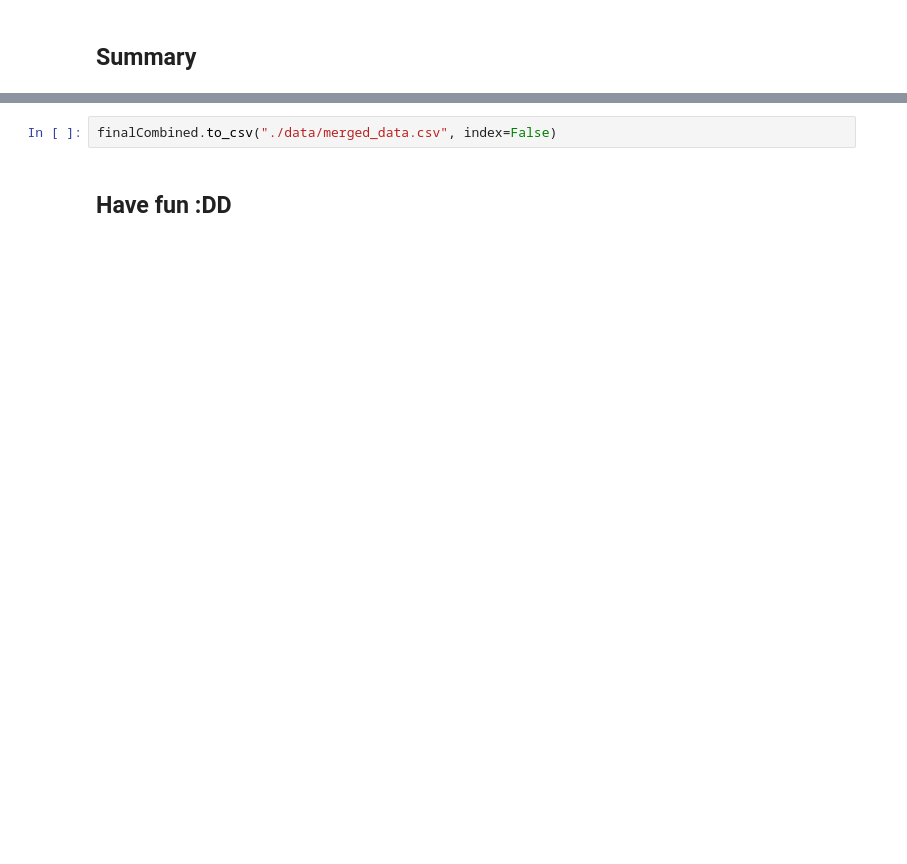
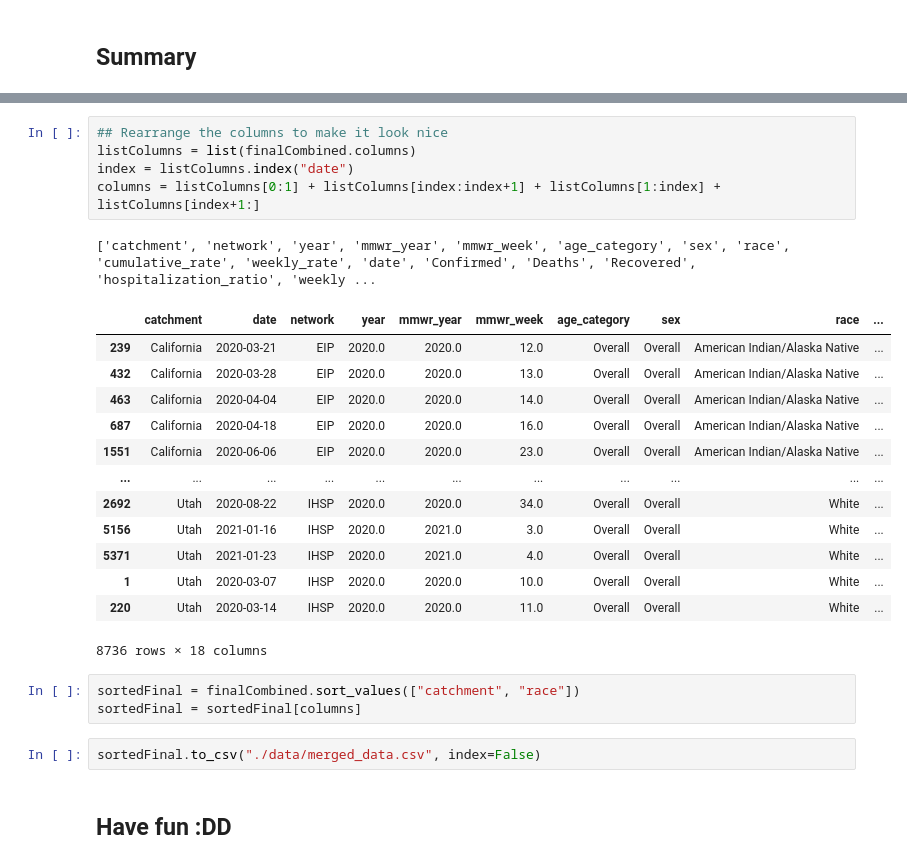
Before and after one commit to yixin0829/covid-data-gig, a Jupyter notebook: hams_2nd_round_of_data_cleaning.ipynb, the cells around one changed output, grey strips where cells are left out. Cells and saved outputs as stored; diff of their text form; blank space fills up the shorter version.

```diff
--- a/hams_2nd_round_of_data_cleaning.ipynb
+++ b/hams_2nd_round_of_data_cleaning.ipynb
@@ -374,4 +458,27 @@ finalCombined.info()
+# %%
+## Rearrange the columns to make it look nice
+listColumns = list(finalCombined.columns)
+index = listColumns.index("date")
+columns = listColumns[0:1] + listColumns[index:index+1] + listColumns[1:index] + listColumns[index+1:]
+# %% [output]
+['catchment', 'network', 'year', 'mmwr_year', 'mmwr_week', 'age_category', 'sex', 'race', 'cumulative_rate', 'weekly_rate', 'date', 'Confirmed', 'Deaths', 'Recovered', 'hospitalization_ratio', 'weekly ...
+|  | catchment | date | network | year | mmwr_year | mmwr_week | age_category | sex | race | ... |
+| 239 | California | 2020-03-21 | EIP | 2020.0 | 2020.0 | 12.0 | Overall | Overall | American Indian/Alaska Native | ... |
+| 432 | California | 2020-03-28 | EIP | 2020.0 | 2020.0 | 13.0 | Overall | Overall | American Indian/Alaska Native | ... |
+| 463 | California | 2020-04-04 | EIP | 2020.0 | 2020.0 | 14.0 | Overall | Overall | American Indian/Alaska Native | ... |
+| 687 | California | 2020-04-18 | EIP | 2020.0 | 2020.0 | 16.0 | Overall | Overall | American Indian/Alaska Native | ... |
+| 1551 | California | 2020-06-06 | EIP | 2020.0 | 2020.0 | 23.0 | Overall | Overall | American Indian/Alaska Native | ... |
+| ... | ... | ... | ... | ... | ... | ... | ... | ... | ... | ... |
+| 2692 | Utah | 2020-08-22 | IHSP | 2020.0 | 2020.0 | 34.0 | Overall | Overall | White | ... |
+| 5156 | Utah | 2021-01-16 | IHSP | 2020.0 | 2021.0 | 3.0 | Overall | Overall | White | ... |
+| 5371 | Utah | 2021-01-23 | IHSP | 2020.0 | 2021.0 | 4.0 | Overall | Overall | White | ... |
+| 1 | Utah | 2020-03-07 | IHSP | 2020.0 | 2020.0 | 10.0 | Overall | Overall | White | ... |
+| 220 | Utah | 2020-03-14 | IHSP | 2020.0 | 2020.0 | 11.0 | Overall | Overall | White | ... |
+8736 rows × 18 columns
+# %%
+sortedFinal = finalCombined.sort_values(["catchment", "race"])
+sortedFinal = sortedFinal[columns]
 # %%
-finalCombined.to_csv("./data/merged_data.csv", index=False)
+sortedFinal.to_csv("./data/merged_data.csv", index=False)
 # %% [markdown]
 ## Have fun :DD
```
Also changed, not shown: parts of 14 cells of this notebook, 1 other file.
